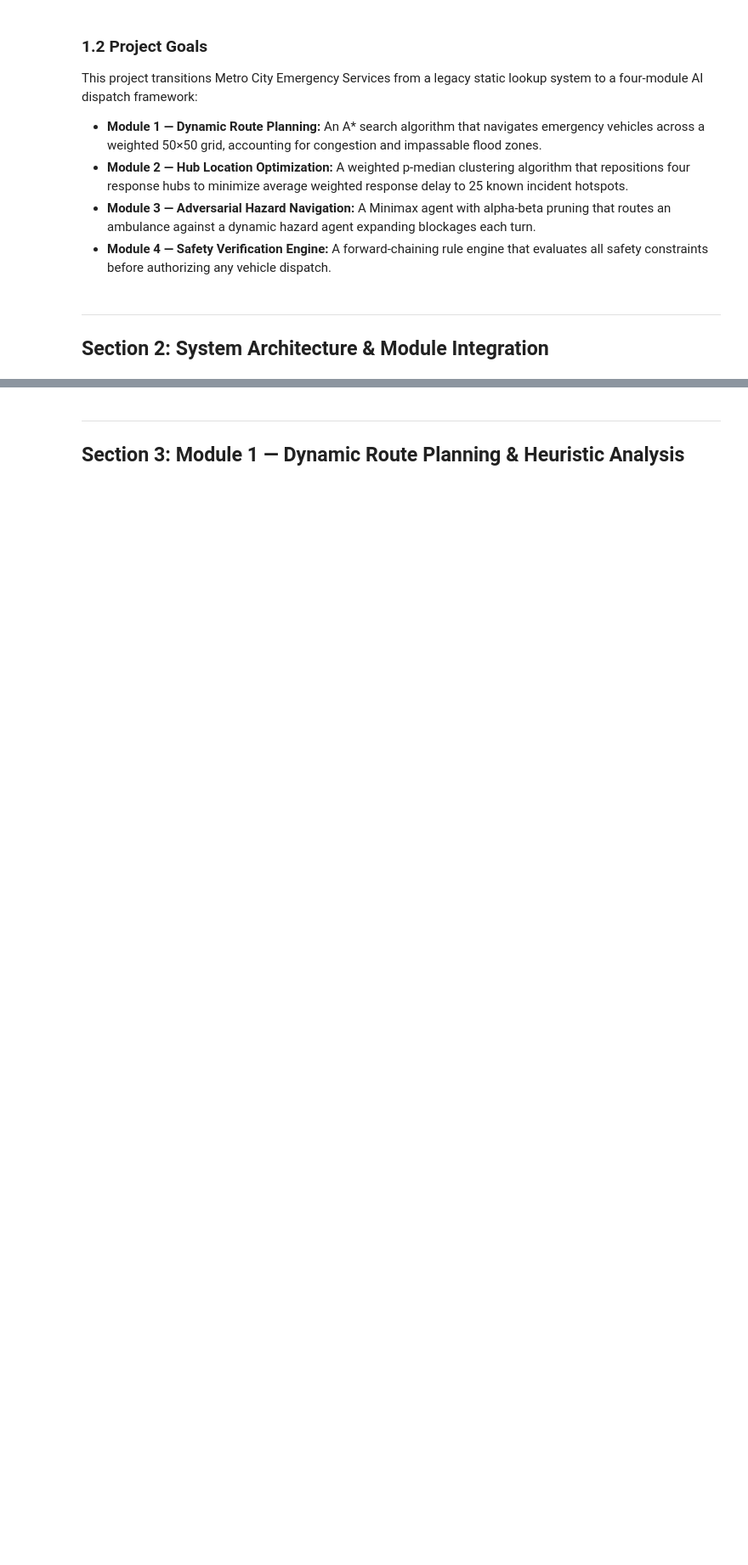
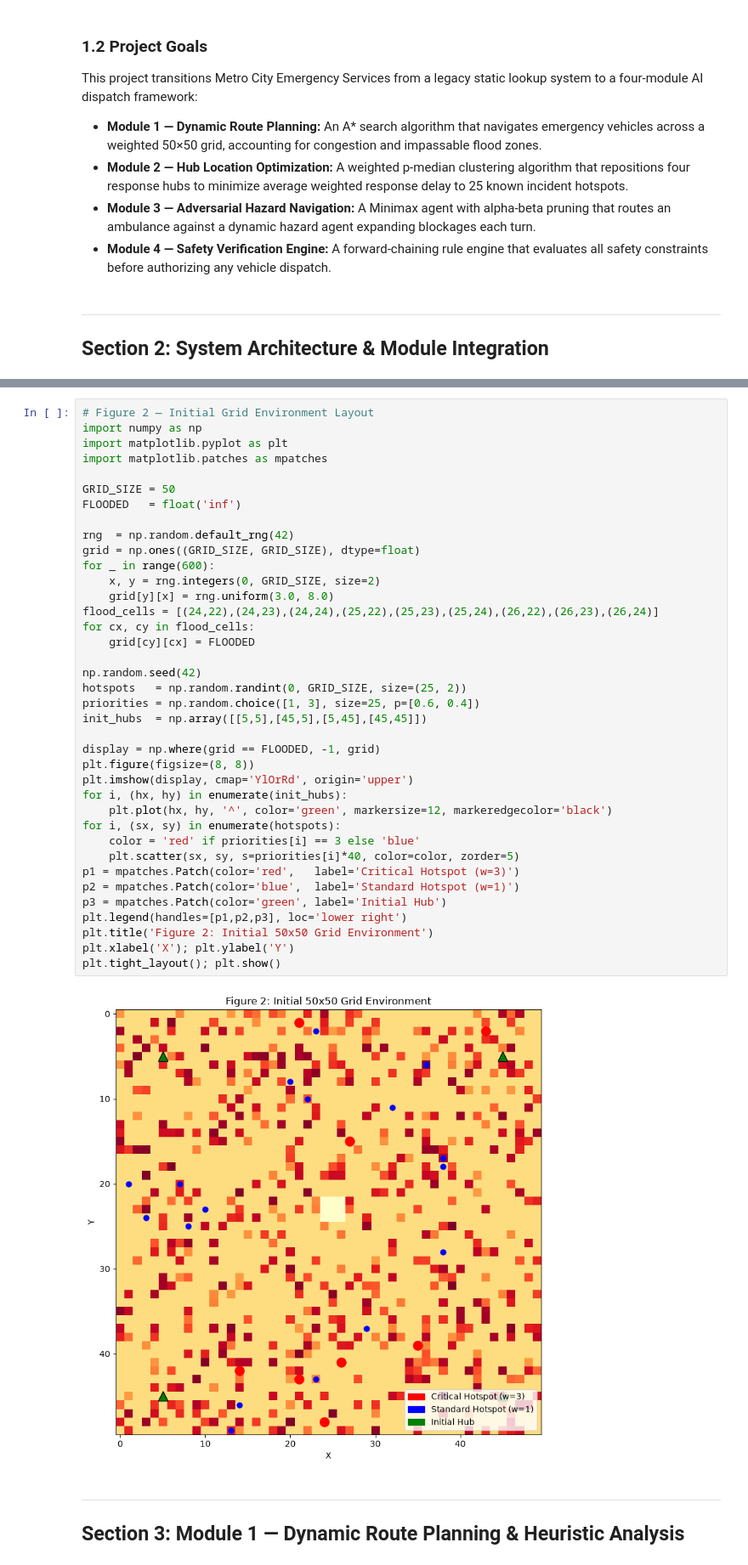
Before and after one commit to seanaseb2/CCS246_FinalProject, a Jupyter notebook: CCS246_FinalProject.ipynb, the cells around one changed output, grey strips where cells are left out. Shown at 85% size. Cells and saved outputs as stored; diff of their text form; blank space fills up the shorter version.

```diff
--- a/CCS246_FinalProject.ipynb
+++ b/CCS246_FinalProject.ipynb
@@ -38,3 +79,43 @@ This project transitions Metro City Emergency Services from a legacy static look
+# %%
+# Figure 2 — Initial Grid Environment Layout
+import numpy as np
+import matplotlib.pyplot as plt
+import matplotlib.patches as mpatches
+
+GRID_SIZE = 50
+FLOODED   = float('inf')
+
+rng  = np.random.default_rng(42)
+grid = np.ones((GRID_SIZE, GRID_SIZE), dtype=float)
+for _ in range(600):
+    x, y = rng.integers(0, GRID_SIZE, size=2)
+    grid[y][x] = rng.uniform(3.0, 8.0)
+flood_cells = [(24,22),(24,23),(24,24),(25,22),(25,23),(25,24),(26,22),(26,23),(26,24)]
+for cx, cy in flood_cells:
+    grid[cy][cx] = FLOODED
+
+np.random.seed(42)
+hotspots   = np.random.randint(0, GRID_SIZE, size=(25, 2))
+priorities = np.random.choice([1, 3], size=25, p=[0.6, 0.4])
+init_hubs  = np.array([[5,5],[45,5],[5,45],[45,45]])
+
+display = np.where(grid == FLOODED, -1, grid)
+plt.figure(figsize=(8, 8))
+plt.imshow(display, cmap='YlOrRd', origin='upper')
+for i, (hx, hy) in enumerate(init_hubs):
+    plt.plot(hx, hy, '^', color='green', markersize=12, markeredgecolor='black')
+for i, (sx, sy) in enumerate(hotspots):
+    color = 'red' if priorities[i] == 3 else 'blue'
+    plt.scatter(sx, sy, s=priorities[i]*40, color=color, zorder=5)
+p1 = mpatches.Patch(color='red',   label='Critical Hotspot (w=3)')
+p2 = mpatches.Patch(color='blue',  label='Standard Hotspot (w=1)')
+p3 = mpatches.Patch(color='green', label='Initial Hub')
+plt.legend(handles=[p1,p2,p3], loc='lower right')
+plt.title('Figure 2: Initial 50x50 Grid Environment')
+plt.xlabel('X'); plt.ylabel('Y')
+plt.tight_layout(); plt.show()
+# %% [output]
+[figure, added]
 # %% [markdown]
 ---
 ## Section 3: Module 1 — Dynamic Route Planning & Heuristic Analysis <a id='section-3'></a>
```
Also changed, not shown: parts of 14 cells of this notebook.
